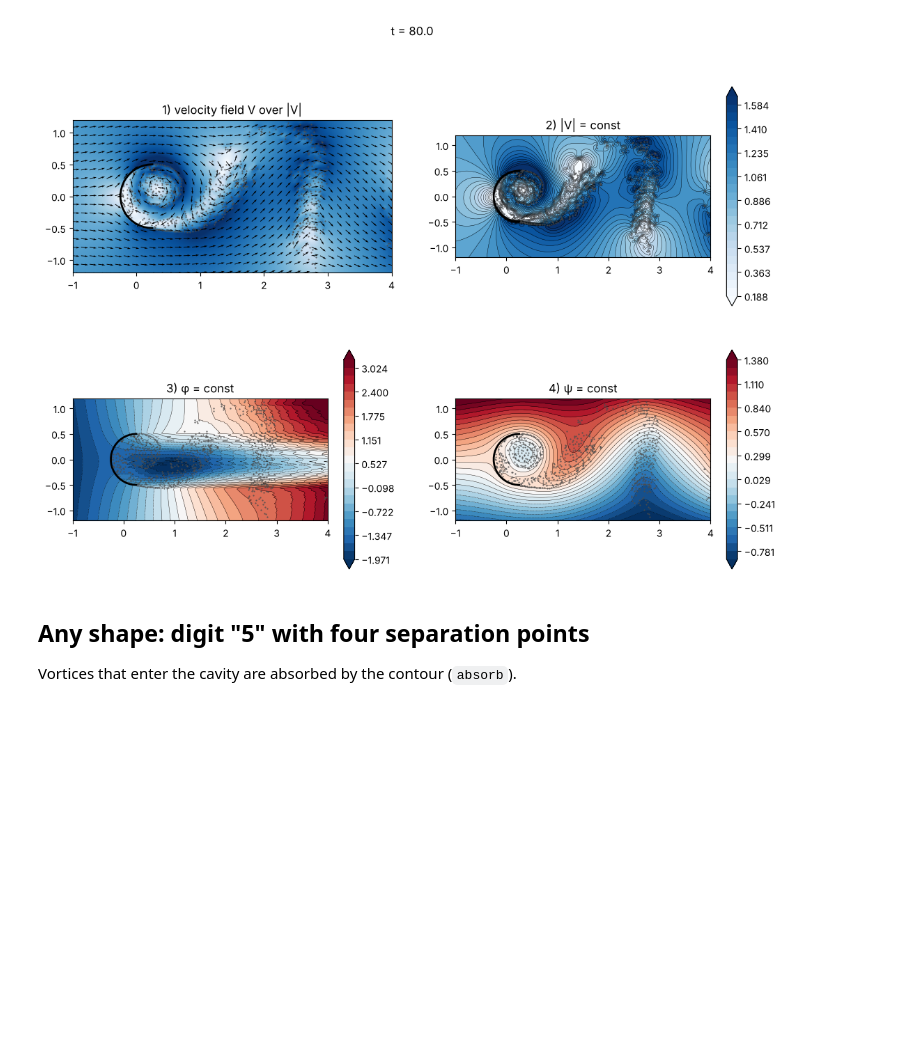
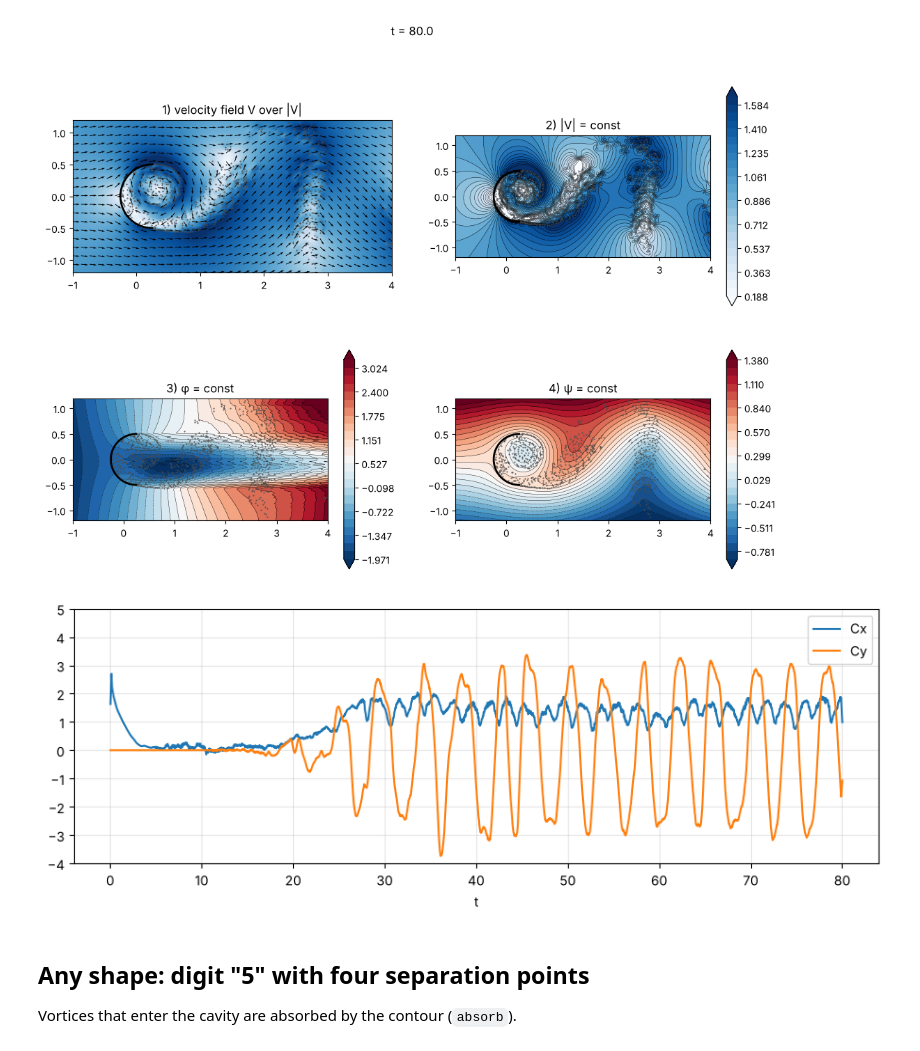
Before and after one commit to kshchuk/mdo, a Jupyter notebook: examples/demo.ipynb, the cells around one changed output. Drawn from its saved outputs; the diff is of its cells as text; code cells hidden in the pictures; blank space fills up the shorter version.

Commit message:
Restore the Cx/Cy plot in the demo notebook

```diff
--- a/examples/demo.ipynb
+++ b/examples/demo.ipynb
@@ -46,6 +46,14 @@ plt.show()
 # %% [output]
 [figure]
 [figure]
+# %%
+t, Cx, Cy, N = sim.forces()
+k = np.ones(15) / 15
+plt.figure(figsize=(11, 3.5))
+plt.plot(t, np.convolve(Cx, k, 'same'), label='Cx'); plt.plot(t, np.convolve(Cy, k, 'same'), label='Cy')
+plt.ylim(-4, 5); plt.legend(); plt.grid(alpha=.3); plt.xlabel('t'); plt.show()
+# %% [output]
+[figure, added]
 # %% [markdown]
 ## Any shape: digit "5" with four separation points
 Vortices that enter the cavity are absorbed by the contour (`absorb`).
```
Also changed, not shown: parts of 2 cells of this notebook.
